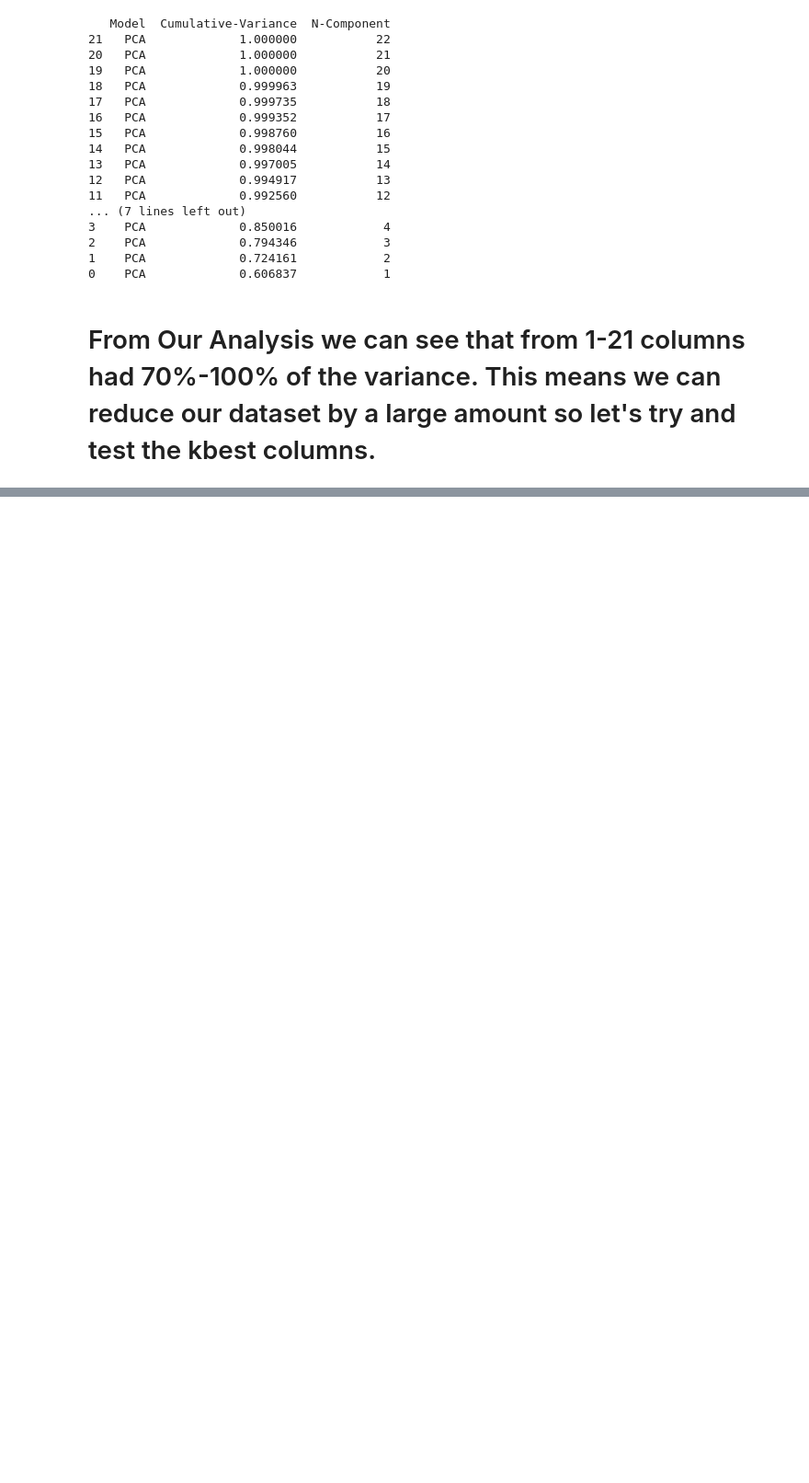
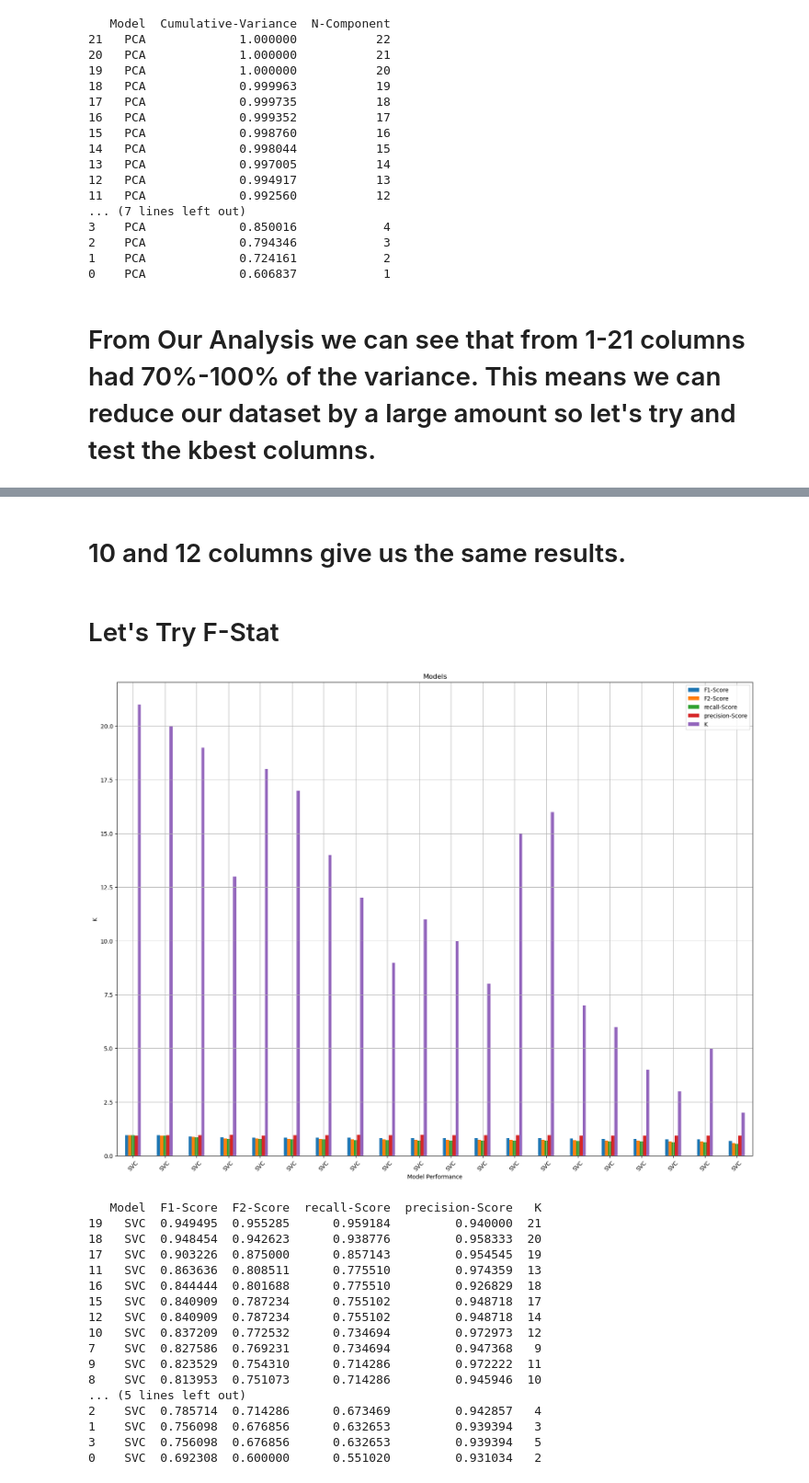
Before and after one commit to MaukanMir/Parkinsons-Classification-Analysis, a Jupyter notebook: training.ipynb, the cells around one changed output, grey strips where cells are left out. Shown at 92% size. Saved outputs shown, nothing was run; the diff lists cells and outputs as text; code cells hidden in the pictures; blank space fills up the shorter version.

```diff
--- a/training.ipynb
+++ b/training.ipynb
@@ -827,0 +869,32 @@ steps
+# %% [markdown]
+# 10 and 12 columns give us the same results.
+# %% [markdown]
+# Let's Try F-Stat
+# %%
+model = SVC(C=10, coef0=1.0, degree=3, gamma="auto", kernel="rbf")
+model_name = "SVC"
+sample_model = ADASYN()
+sample_model_name = "ADASYN"
+variance_window = range(2, 22)
+metric = f_classif
+
+test_kbest_columns(model, model_name, sample_model_name, sample_model, "F-Stat", metric , variance_window)
+# %% [output]
+[figure, added]
+   Model  F1-Score  F2-Score  recall-Score  precision-Score   K
+19   SVC  0.949495  0.955285      0.959184         0.940000  21
+18   SVC  0.948454  0.942623      0.938776         0.958333  20
+17   SVC  0.903226  0.875000      0.857143         0.954545  19
+11   SVC  0.863636  0.808511      0.775510         0.974359  13
+16   SVC  0.844444  0.801688      0.775510         0.926829  18
+15   SVC  0.840909  0.787234      0.755102         0.948718  17
+12   SVC  0.840909  0.787234      0.755102         0.948718  14
+10   SVC  0.837209  0.772532      0.734694         0.972973  12
+7    SVC  0.827586  0.769231      0.734694         0.947368   9
+9    SVC  0.823529  0.754310      0.714286         0.972222  11
+8    SVC  0.813953  0.751073      0.714286         0.945946  10
+... (5 lines left out)
+2    SVC  0.785714  0.714286      0.673469         0.942857   4
+1    SVC  0.756098  0.676856      0.632653         0.939394   3
+3    SVC  0.756098  0.676856      0.632653         0.939394   5
+0    SVC  0.692308  0.600000      0.551020         0.931034   2
```
Also changed, not shown: parts of 5 cells of this notebook.
